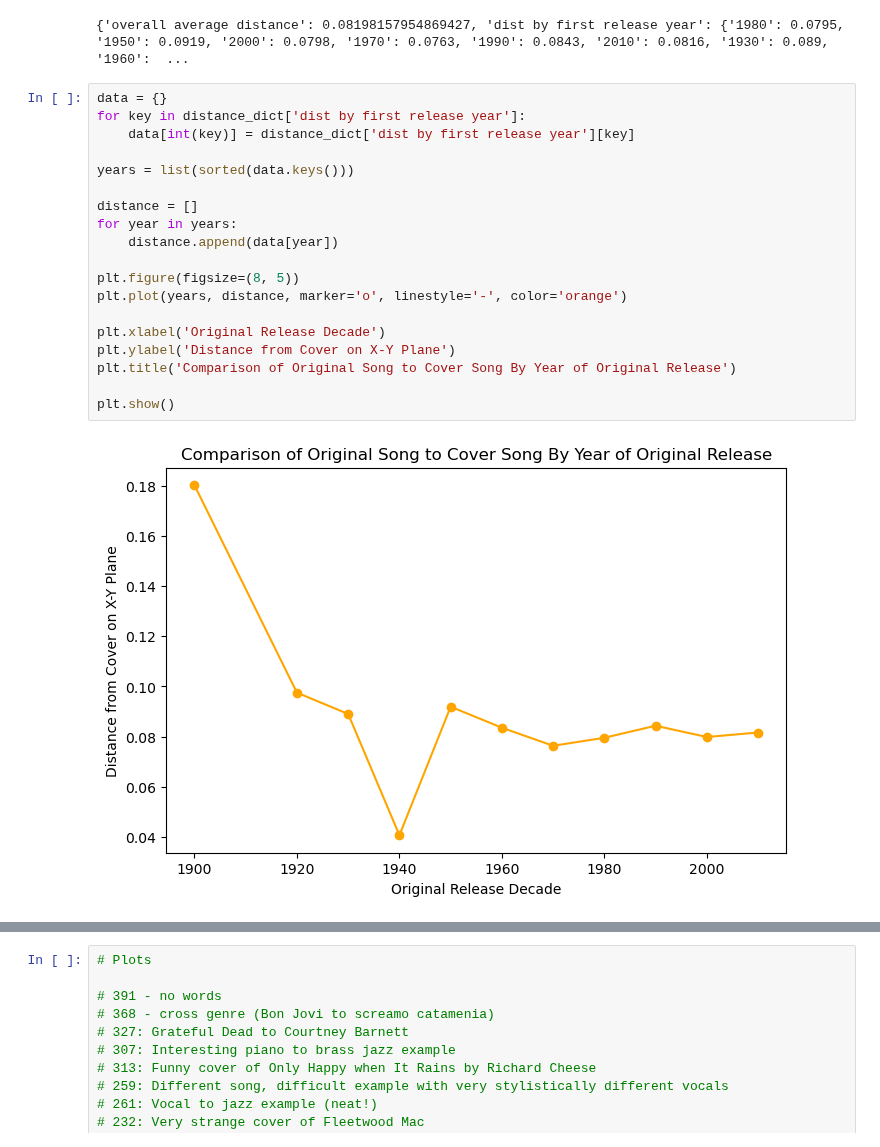
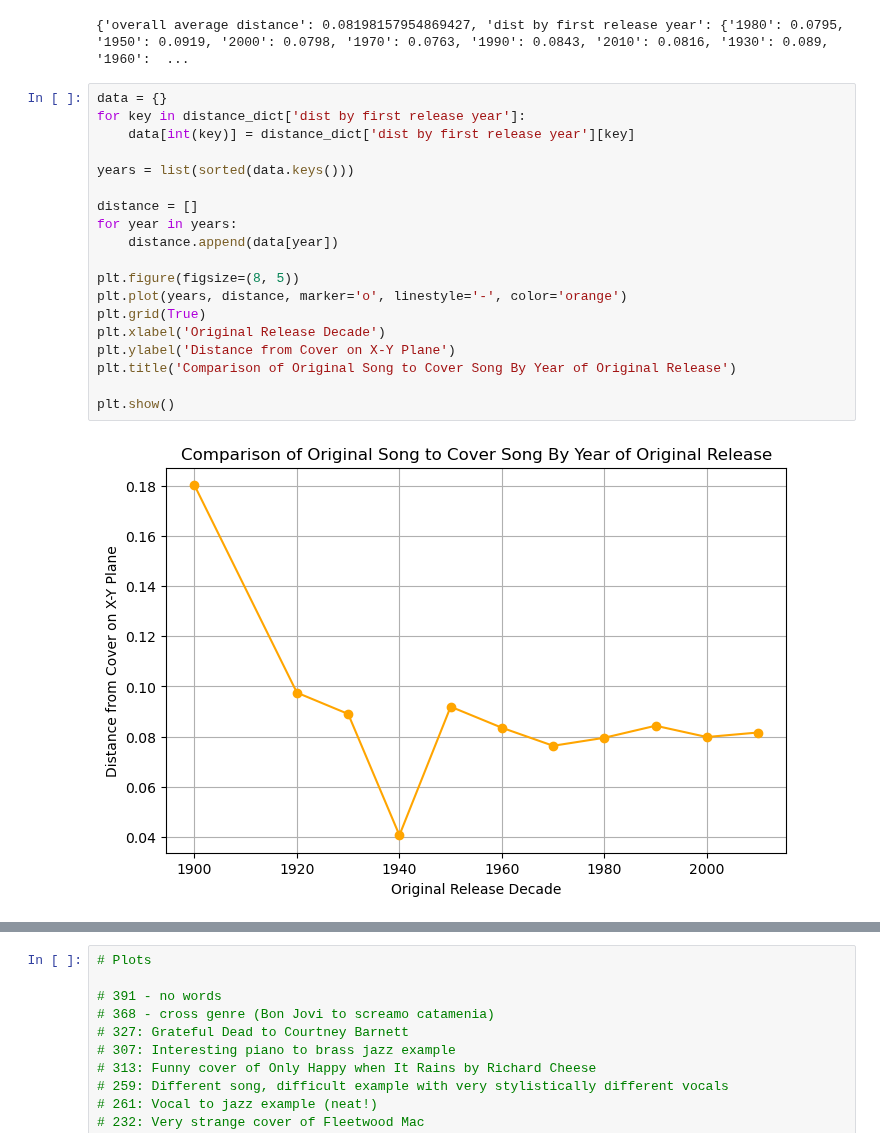
Before and after one commit to sarah-baskin/cover-song-analysis, a Jupyter notebook: covers1000_analysis.ipynb, the cells around one changed output, grey strips where cells are left out. Cells and saved outputs as stored; diff of their text form.

```diff
--- a/covers1000_analysis.ipynb
+++ b/covers1000_analysis.ipynb
@@ -416,24 +416,24 @@ print(distance_dict)
 # %%
 data = {}
 for key in distance_dict['dist by first release year']:
     data[int(key)] = distance_dict['dist by first release year'][key]
 
 years = list(sorted(data.keys()))
 
 distance = []
 for year in years:
     distance.append(data[year])
 
 plt.figure(figsize=(8, 5))
 plt.plot(years, distance, marker='o', linestyle='-', color='orange')
-
+plt.grid(True)
 plt.xlabel('Original Release Decade')
 plt.ylabel('Distance from Cover on X-Y Plane')
 plt.title('Comparison of Original Song to Cover Song By Year of Original Release')
 
 plt.show()
 # %% [output]
-[figure, old version]
+[figure, new version]
 # %%
 data = {}
 for key in distance_dict['dist by cover year']:
```
Also changed, not shown: parts of 10 cells of this notebook, 2 other files.
